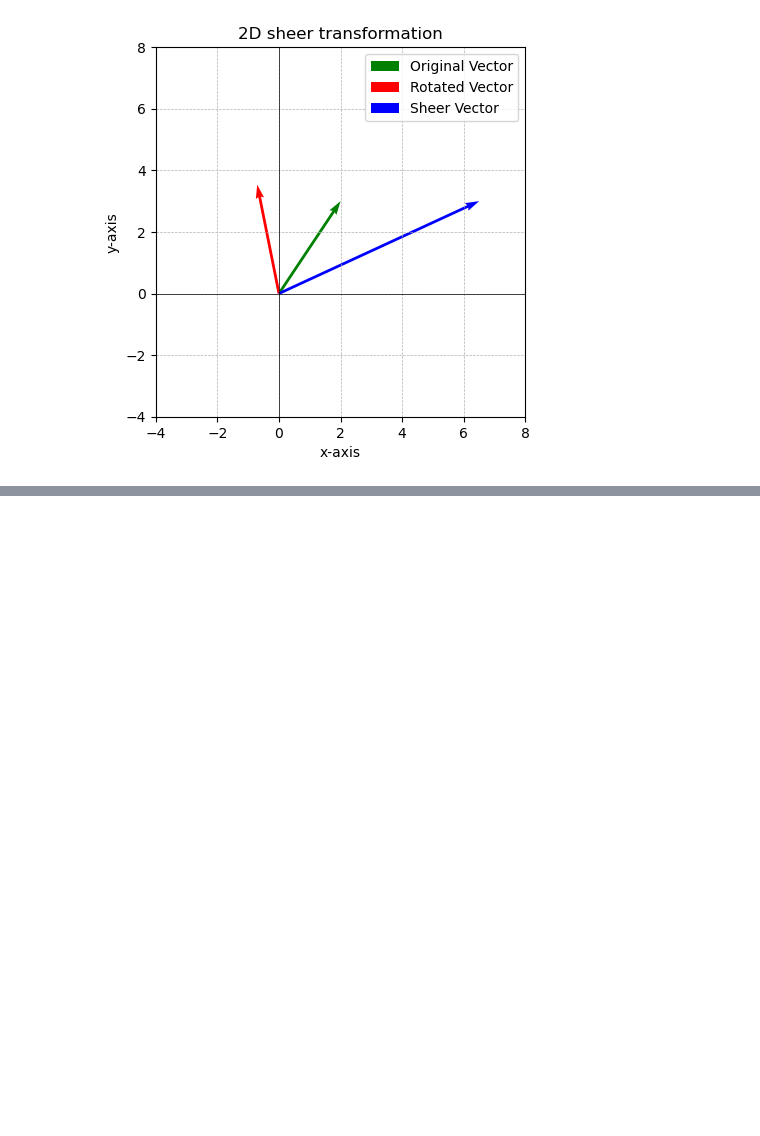
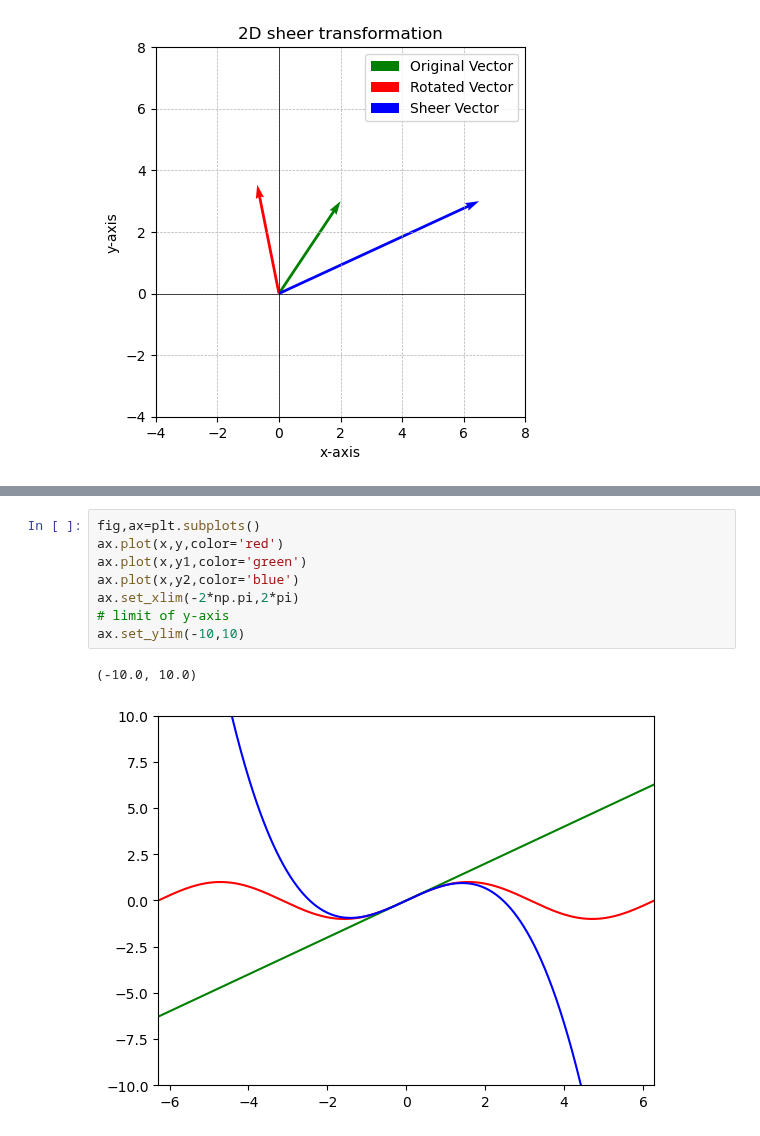
Before and after one commit to atibp1722/linear-algebra, a Jupyter notebook: equations(1).ipynb, the cells around one changed output, grey strips where cells are left out. Drawn from its saved outputs; the diff is of its cells as text; blank space fills up the shorter version.

```diff
--- a/equations(1).ipynb
+++ b/equations(1).ipynb
@@ -125,0 +175,11 @@ plt.show()
+# %%
+fig,ax=plt.subplots()
+ax.plot(x,y,color='red')
+ax.plot(x,y1,color='green')
+ax.plot(x,y2,color='blue')
+ax.set_xlim(-2*np.pi,2*pi)
+# limit of y-axis
+ax.set_ylim(-10,10)
+# %% [output]
+(-10.0, 10.0)
+[figure, added]
```
Also changed, not shown: parts of 10 cells of this notebook.
